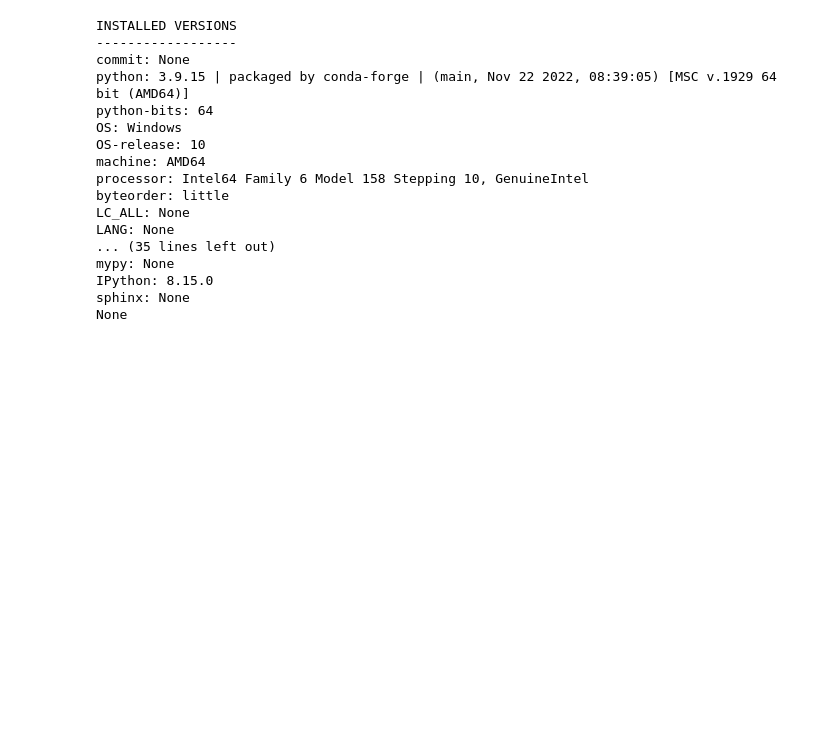
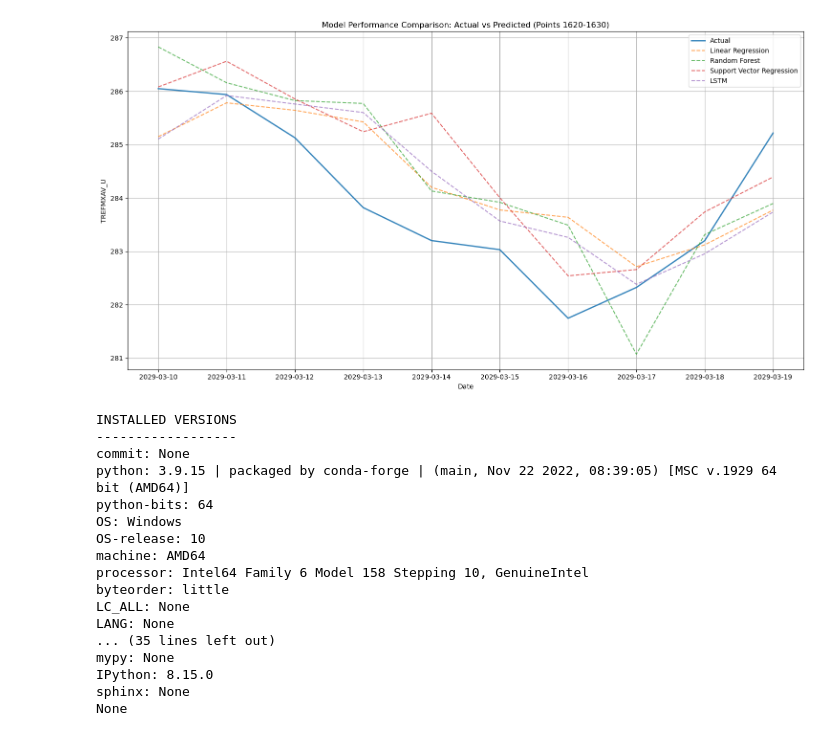
Before and after one commit to esteban-russi/Climate_Projections_and_temperature_Forecasting, a Jupyter notebook: notebooks/LSTM_with_extend_dataset.ipynb, the cells around one changed output. Saved outputs shown, nothing was run; the diff lists cells and outputs as text; code cells hidden in the pictures; blank space fills up the shorter version.

```diff
--- a/notebooks/LSTM_with_extend_dataset.ipynb
+++ b/notebooks/LSTM_with_extend_dataset.ipynb
@@ -247,3 +256,36 @@ LSTM                       1.604  2.032  0.857
+# %%
+# Set start and end indices for slicing (example: first 200 points)
+start_index = 1620
+end_index = 1630
+
+plt.figure(figsize=(15, 8))
+
+# Data slicing --------------------------------------------------
+# Timestamps (ensure index alignment)
+sliced_time = test_df['time'].values[seq_length:][start_index:end_index]
+# True values
+sliced_true = true_values[start_index:end_index]
+
+# Plot true values
+plt.plot(sliced_time, sliced_true,
+         label='Actual', linewidth=2, alpha=0.9)
+
+# Plot model predictions
+for model_name, metrics in results.items():
+    sliced_pred = metrics["Predictions"][start_index:end_index]  # Slice predictions
+    plt.plot(sliced_time, sliced_pred,
+             alpha=0.7, linestyle='--', label=f'{model_name}')
+
+# Configure plot appearance
+plt.title(f'Model Performance Comparison: Actual vs Predicted (Points {start_index}-{end_index})')
+plt.xlabel('Date')
+plt.ylabel('TREFMXAV_U')
+plt.legend()
+plt.grid(True)
+plt.tight_layout()
+plt.show()
+# %% [output]
+[figure, added]
 # %%
 import xarray as xr
 print(xr.show_versions())
```
Also changed, not shown: parts of 4 cells of this notebook, 1 other file.
